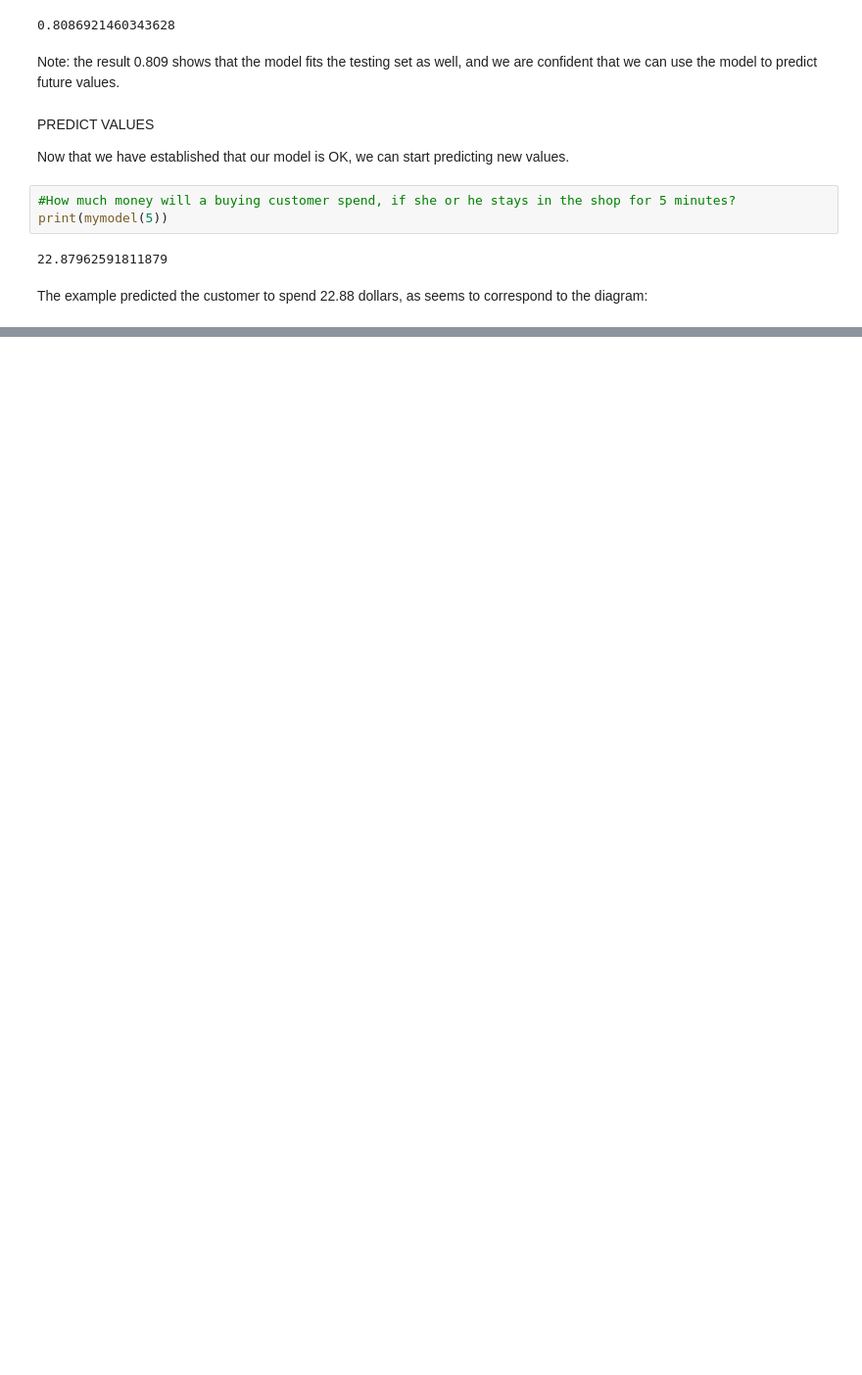
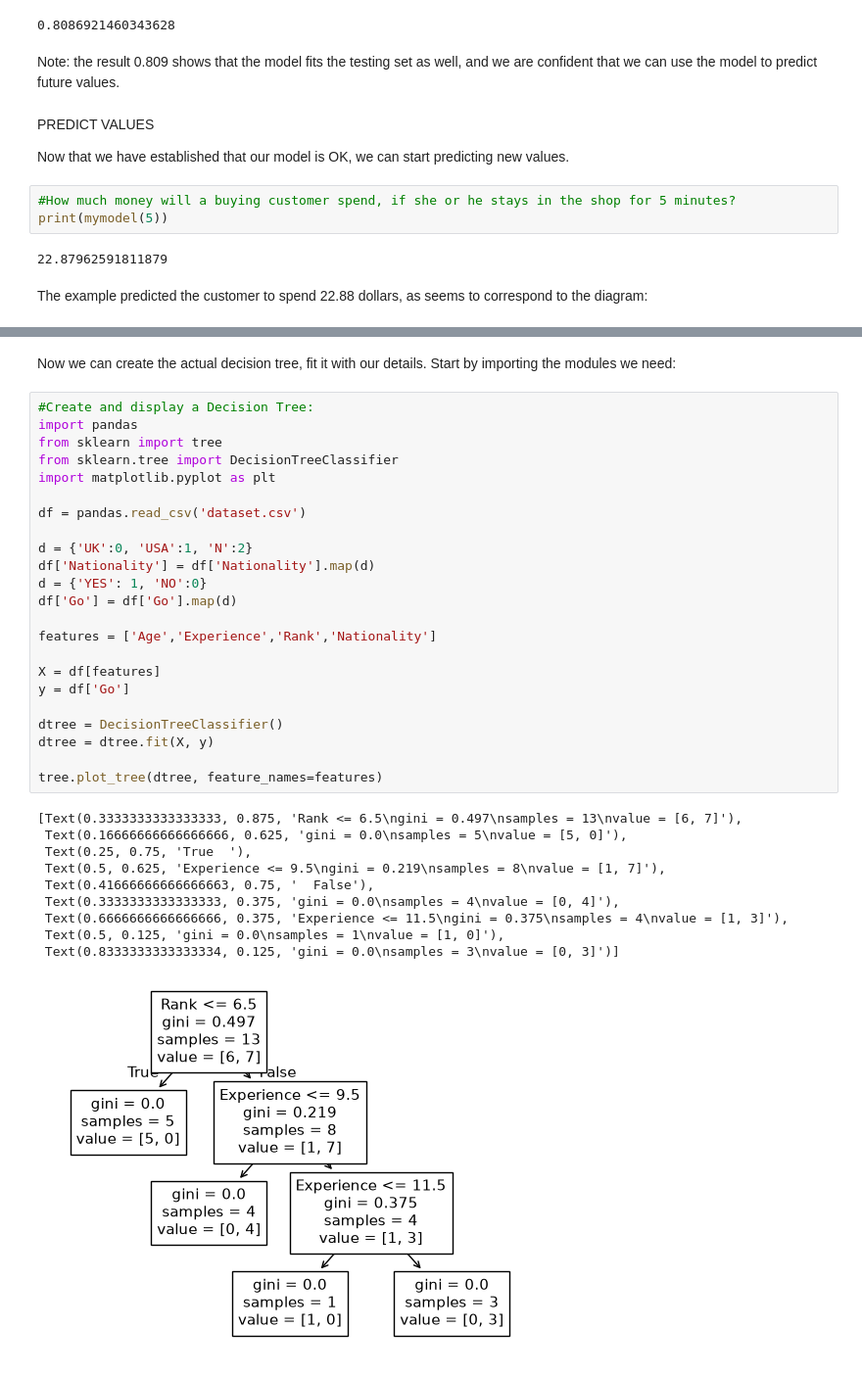
Before and after one commit to shopy100/machineLearning, a Jupyter notebook: w3MachineLearning-1.ipynb, the cells around one changed output, grey strips where cells are left out. Shown at 98% size. Saved outputs shown, nothing was run; the diff lists cells and outputs as text; blank space fills up the shorter version.

Commit message:
Decision Tree - Result Explained

```diff
--- a/w3MachineLearning-1.ipynb
+++ b/w3MachineLearning-1.ipynb
@@ -1134,0 +1258,36 @@ The example predicted the customer to spend 22.88 dollars, as seems to correspon
+# %% [markdown]
+Now we can create the actual decision tree, fit it with our details. Start by importing the modules we need:
+# %%
+#Create and display a Decision Tree:
+import pandas
+from sklearn import tree
+from sklearn.tree import DecisionTreeClassifier
+import matplotlib.pyplot as plt
+
+df = pandas.read_csv('dataset.csv')
+
+d = {'UK':0, 'USA':1, 'N':2}
+df['Nationality'] = df['Nationality'].map(d)
+d = {'YES': 1, 'NO':0}
+df['Go'] = df['Go'].map(d)
+
+features = ['Age','Experience','Rank','Nationality']
+
+X = df[features]
+y = df['Go']
+
+dtree = DecisionTreeClassifier()
+dtree = dtree.fit(X, y)
+
+tree.plot_tree(dtree, feature_names=features)
+# %% [output]
+[Text(0.3333333333333333, 0.875, 'Rank <= 6.5\ngini = 0.497\nsamples = 13\nvalue = [6, 7]'),
+ Text(0.16666666666666666, 0.625, 'gini = 0.0\nsamples = 5\nvalue = [5, 0]'),
+ Text(0.25, 0.75, 'True  '),
+ Text(0.5, 0.625, 'Experience <= 9.5\ngini = 0.219\nsamples = 8\nvalue = [1, 7]'),
+ Text(0.41666666666666663, 0.75, '  False'),
+ Text(0.3333333333333333, 0.375, 'gini = 0.0\nsamples = 4\nvalue = [0, 4]'),
+ Text(0.6666666666666666, 0.375, 'Experience <= 11.5\ngini = 0.375\nsamples = 4\nvalue = [1, 3]'),
+ Text(0.5, 0.125, 'gini = 0.0\nsamples = 1\nvalue = [1, 0]'),
+ Text(0.8333333333333334, 0.125, 'gini = 0.0\nsamples = 3\nvalue = [0, 3]')]
+[figure, added]
```
Also changed, not shown: parts of 8 cells of this notebook.
